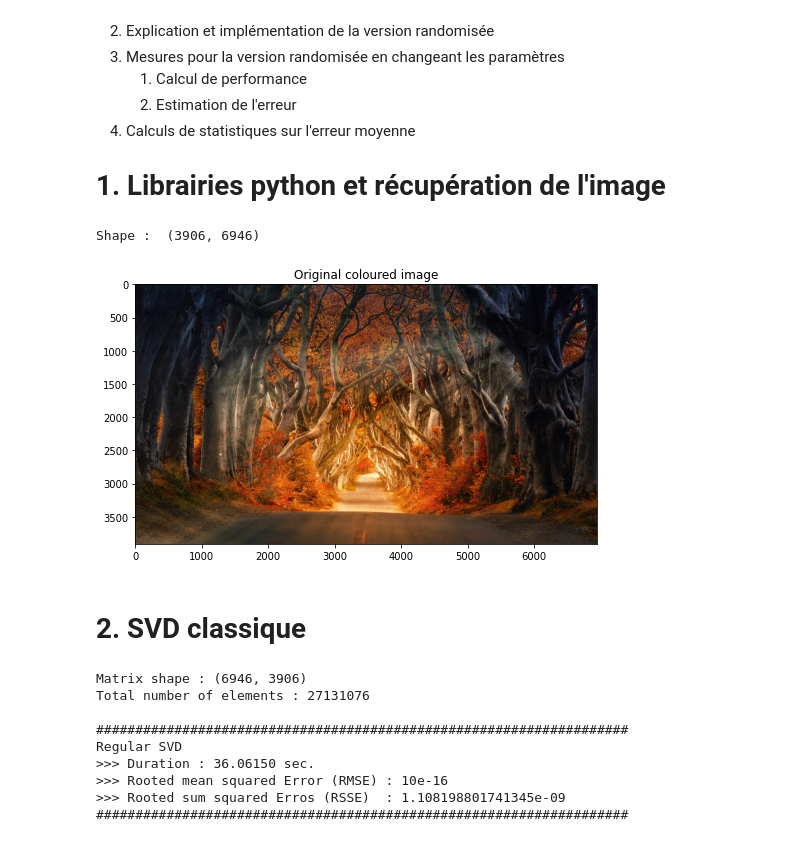
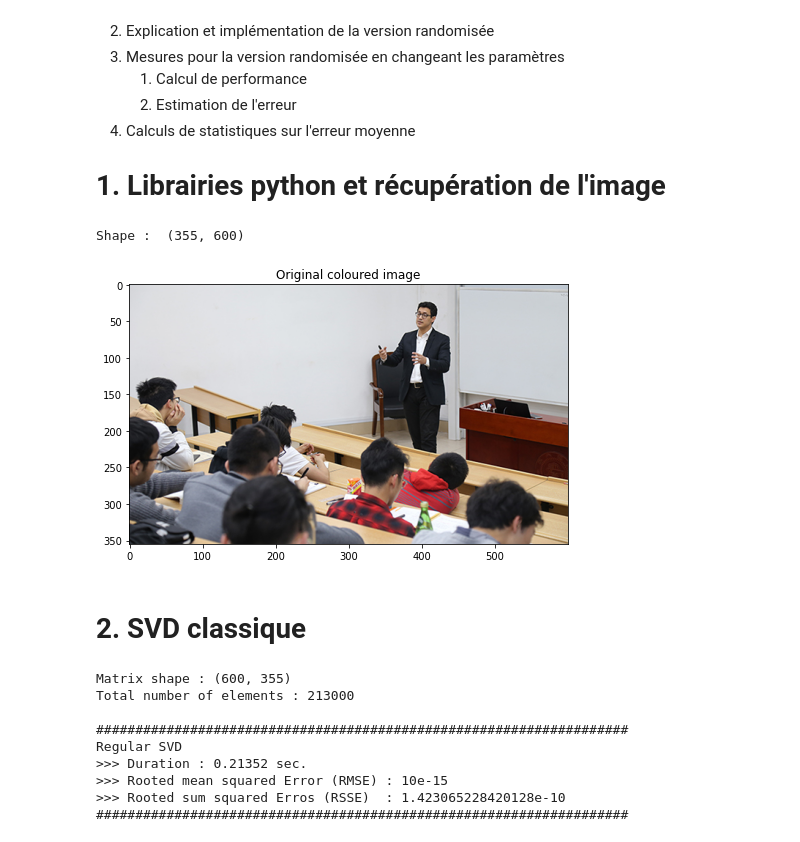
Before and after one commit to Aympab/randomized-svd, a Jupyter notebook: main.ipynb, the cells around one changed output. Cells and saved outputs as stored; diff of their text form; code cells hidden in the pictures.

```diff
--- a/main.ipynb
+++ b/main.ipynb
@@ -19,22 +19,23 @@ Sommaire :
 # %%
 import matplotlib.pyplot as plt
 import numpy as np
 from sklearn.preprocessing import normalize
 from time import perf_counter
 from utils import *
+from profiler import fixed_rank_errors_random_matrixes, execute_t_times
 from svd_func import *
 
-np.set_printoptions(threshold=100)
+np.set_printoptions(threshold=5)
 
-img = getColouredImage('./resources/small_6946x3906.jpg') #SVD : about a minute
+img = getColouredImage('./resources/verysmall_600x355.jpg') #SVD : about a minute
 # img = getColouredImage('./resources/big_12kx8k.jpg')
 # img = getColouredImage('./resources/huge_12kx14k.jpg')
 
 img = toGrayScale(img)
 print("Shape : ",np.array(img).shape)
 # %% [output]
-Shape :  (3906, 6946)
+Shape :  (355, 600)
-[figure, old version]
+[figure, new version]
 # %% [markdown]
 # 2. SVD classique
 # %%
@@ -52,13 +53,13 @@ end = perf_counter()
 exact_error, rms_magnitude = compute_error(A, A_reconstructed)
 print_result(exact_error, rms_magnitude, end-start, "Regular SVD")
 # %% [output]
-Matrix shape : (6946, 3906)
-Total number of elements : 27131076
+Matrix shape : (600, 355)
+Total number of elements : 213000
 
 ####################################################################
 Regular SVD
->>> Duration : 36.06150 sec.
->>> Rooted mean squared Error (RMSE) : 10e-16
->>> Rooted sum squared Erros (RSSE)  : 1.108198801741345e-09
+>>> Duration : 0.21352 sec.
+>>> Rooted mean squared Error (RMSE) : 10e-15
+>>> Rooted sum squared Erros (RSSE)  : 1.423065228420128e-10
 ####################################################################
 # %% [markdown]
```
Also changed, not shown: parts of 10 cells of this notebook, 9 other files.
